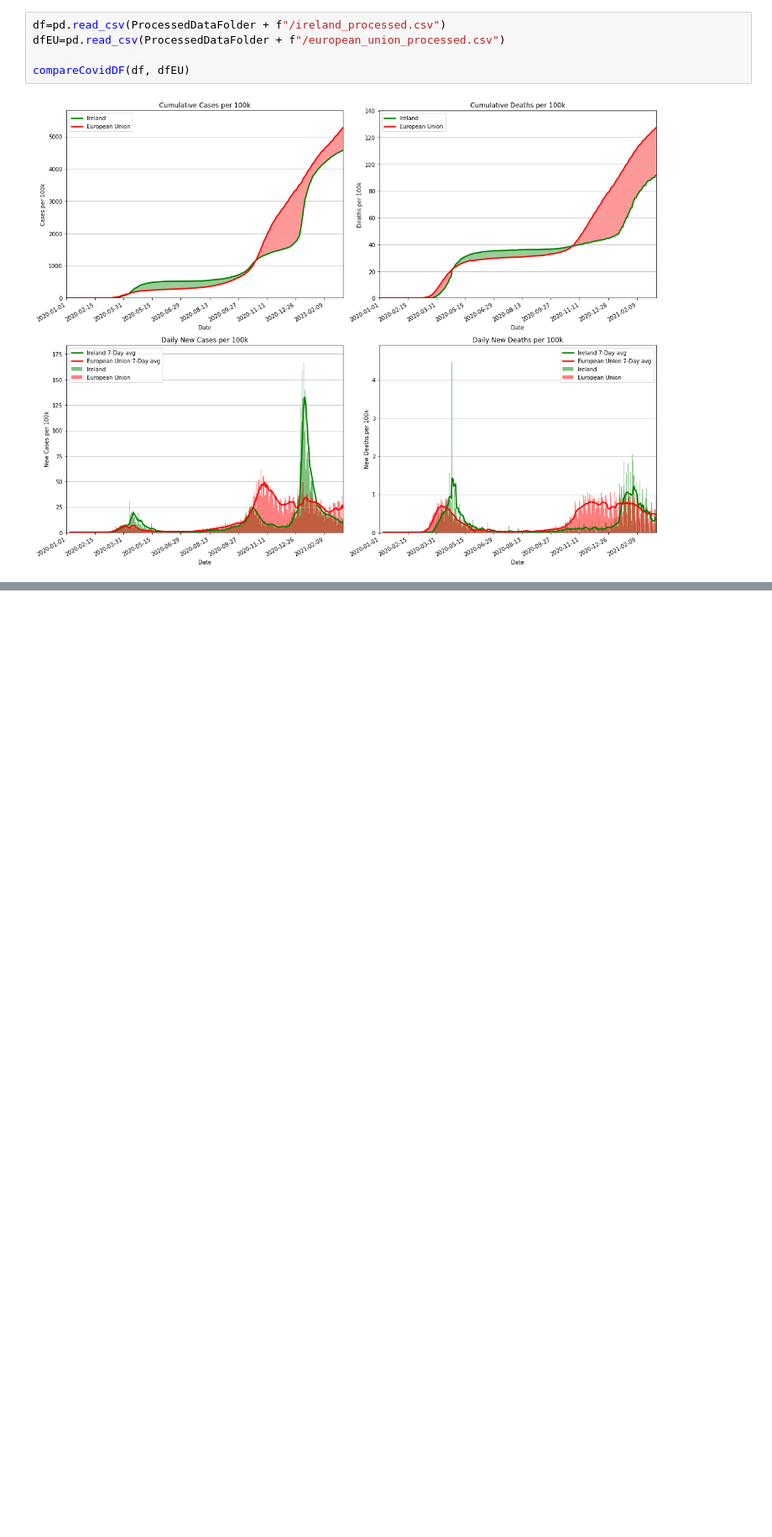
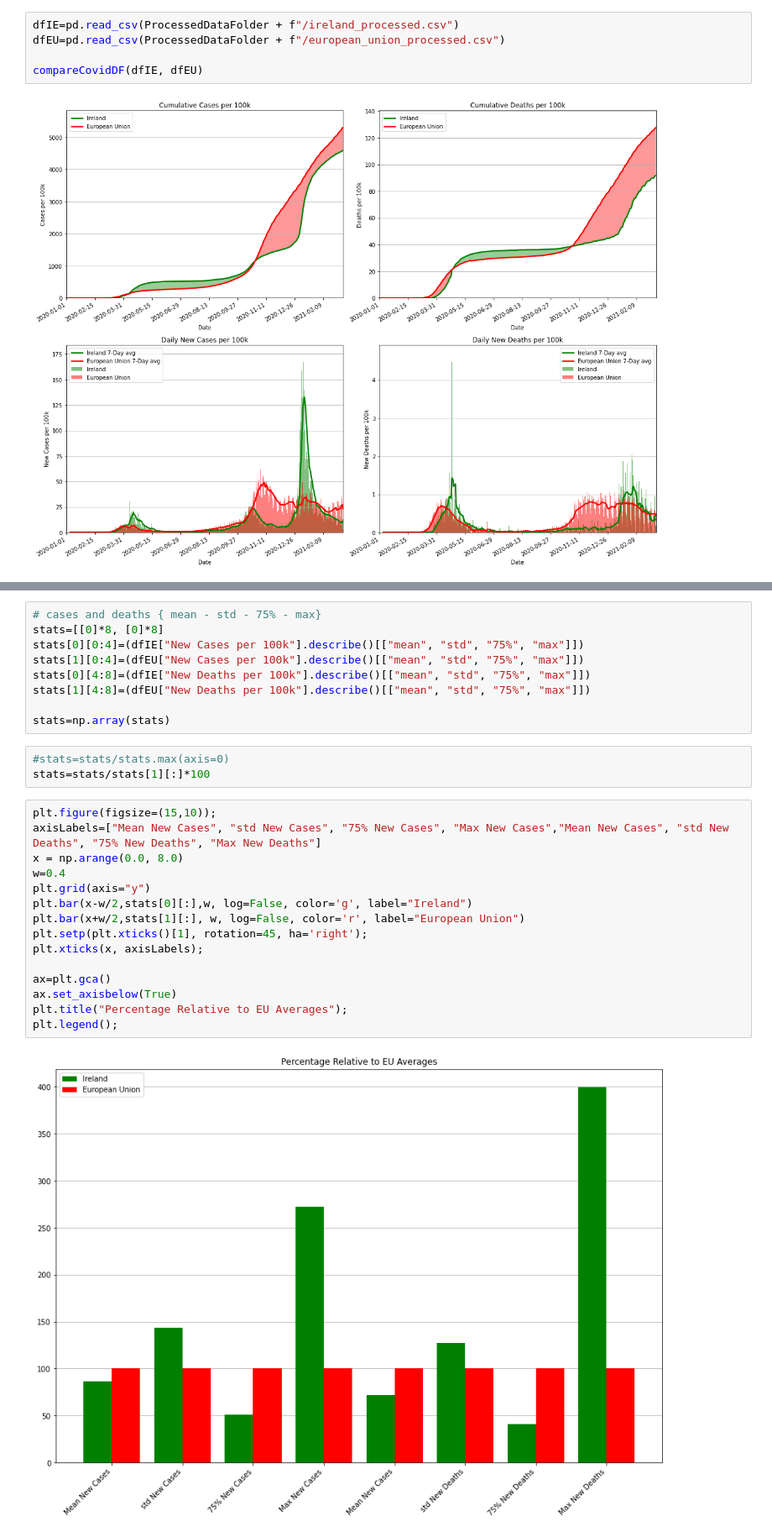
Before and after one commit to AdamJudge/PythonDS_API, a Jupyter notebook: Comp Assignment 1.ipynb, the cells around one changed output, grey strips where cells are left out. Shown at 84% size. Saved outputs shown, nothing was run; the diff lists cells and outputs as text; blank space fills up the shorter version.

```diff
--- a/Comp Assignment 1.ipynb
+++ b/Comp Assignment 1.ipynb
@@ -522,7 +560,7 @@ dfEU.to_csv(ProcessedDataFolder + "/european_union_processed.csv")
 # %%
-df=pd.read_csv(ProcessedDataFolder + f"/ireland_processed.csv")
+dfIE=pd.read_csv(ProcessedDataFolder + f"/ireland_processed.csv")
 dfEU=pd.read_csv(ProcessedDataFolder + f"/european_union_processed.csv")
 
-compareCovidDF(df, dfEU)
+compareCovidDF(dfIE, dfEU)
 # %% [output]
 [figure]
@@ -528,0 +570,29 @@ compareCovidDF(df, dfEU)
+# %%
+# cases and deaths { mean - std - 75% - max}
+stats=[[0]*8, [0]*8]
+stats[0][0:4]=(dfIE["New Cases per 100k"].describe()[["mean", "std", "75%", "max"]])
+stats[1][0:4]=(dfEU["New Cases per 100k"].describe()[["mean", "std", "75%", "max"]])
+stats[0][4:8]=(dfIE["New Deaths per 100k"].describe()[["mean", "std", "75%", "max"]])
+stats[1][4:8]=(dfEU["New Deaths per 100k"].describe()[["mean", "std", "75%", "max"]])
+
+stats=np.array(stats)
+# %%
+#stats=stats/stats.max(axis=0)
+stats=stats/stats[1][:]*100
+# %%
+plt.figure(figsize=(15,10));
+axisLabels=["Mean New Cases", "std New Cases", "75% New Cases", "Max New Cases","Mean New Cases", "std New Deaths", "75% New Deaths", "Max New Deaths"]
+x = np.arange(0.0, 8.0)
+w=0.4
+plt.grid(axis="y")
+plt.bar(x-w/2,stats[0][:],w, log=False, color='g', label="Ireland")
+plt.bar(x+w/2,stats[1][:], w, log=False, color='r', label="European Union")
+plt.setp(plt.xticks()[1], rotation=45, ha='right');
+plt.xticks(x, axisLabels);
+
+ax=plt.gca()
+ax.set_axisbelow(True)
+plt.title("Percentage Relative to EU Averages");
+plt.legend();
+# %% [output]
+[figure, added]
```
Also changed, not shown: parts of 11 cells of this notebook, 44 other files.
